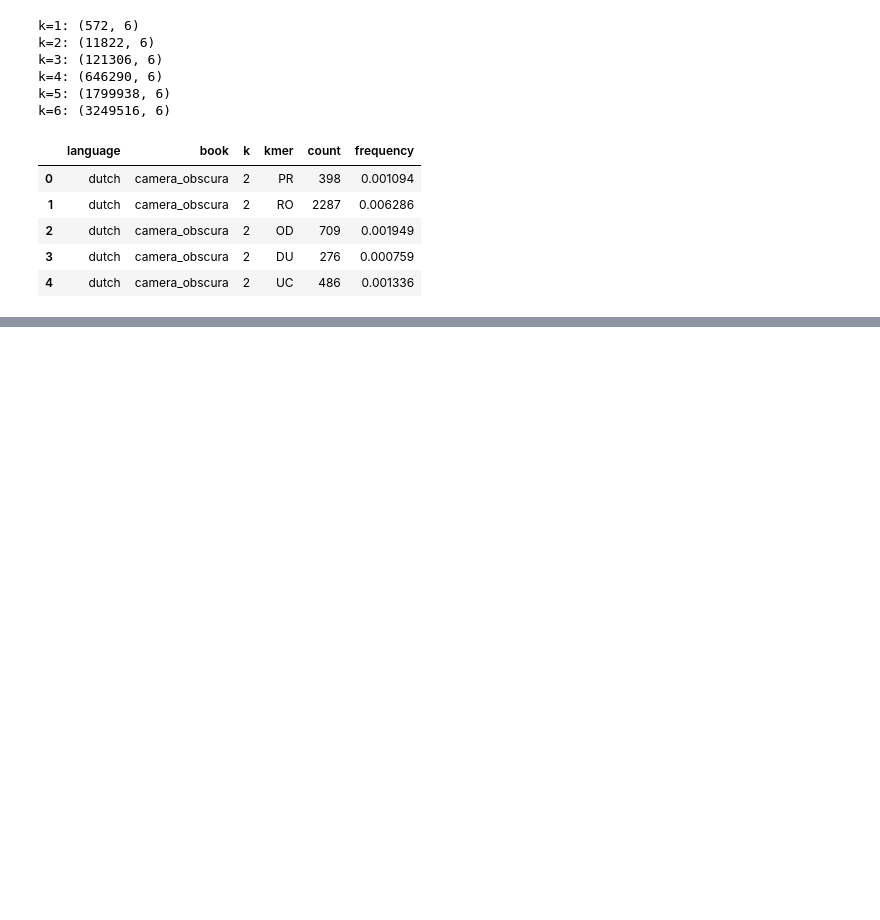
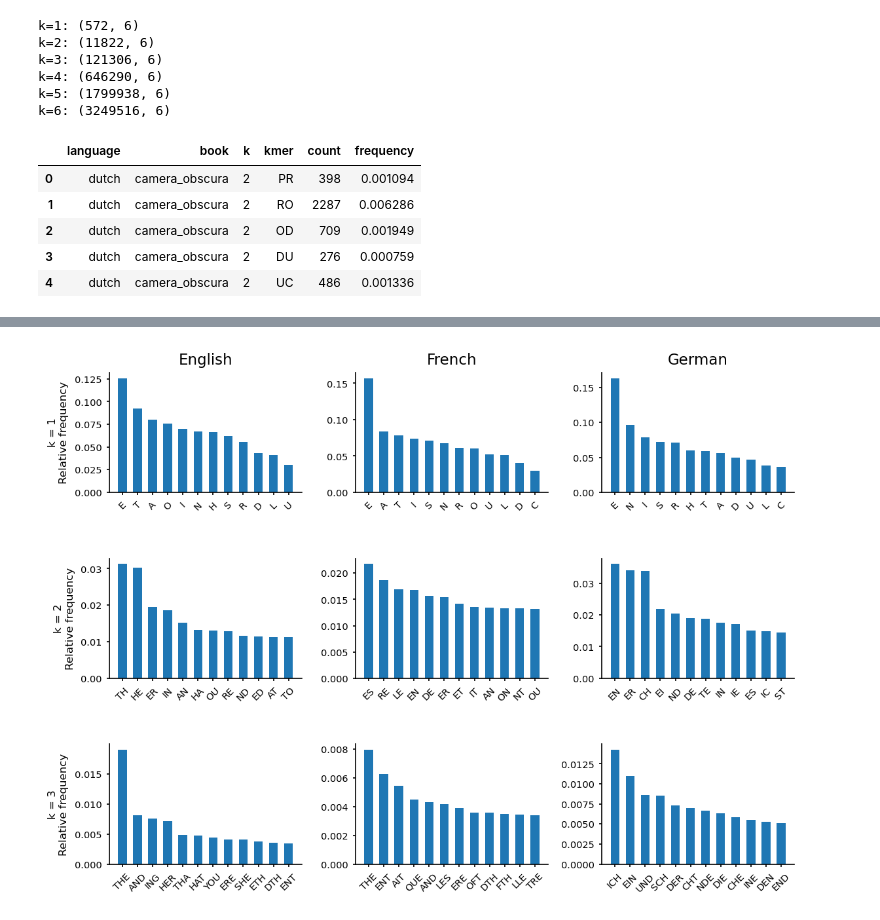
Before and after one commit to ih-11/book2genome, a Jupyter notebook: notebooks/kmers.ipynb, the cells around one changed output, grey strips where cells are left out. Cells and saved outputs as stored; diff of their text form; code cells hidden in the pictures; blank space fills up the shorter version.

```diff
--- a/notebooks/kmers.ipynb
+++ b/notebooks/kmers.ipynb
@@ -222,0 +174,25 @@ display(k2_diff.head(20).round(4))
+# %%
+# ============================================
+# 02. Mean k-mer profiles by language
+# ============================================
+
+fig, axes = plt.subplots(3, 3, figsize=(9, 6.5), dpi=150)
+
+for col, lang in enumerate(languages):
+    for row, k in enumerate([1, 2, 3]):
+        ax = axes[row, col]
+        s = data[k].query("language == @lang").groupby("kmer")["frequency"].mean().nlargest(12)
+
+        ax.bar(s.index, s.values, width=0.58)
+        ax.tick_params(axis="x", rotation=45, labelsize=7, length=2)
+        ax.tick_params(axis="y", labelsize=7, length=2)
+        ax.spines[["top", "right"]].set_visible(False)
+
+        if row == 0: ax.set_title(lang.capitalize(), fontsize=11)
+        if col == 0: ax.set_ylabel(f"k = {k}\nRelative frequency", fontsize=8)
+        else: ax.set_ylabel("")
+
+fig.subplots_adjust(wspace=0.28, hspace=0.55)
+plt.show()
+# %% [output]
+[figure, added]
```
Also changed, not shown: parts of 9 cells of this notebook.
